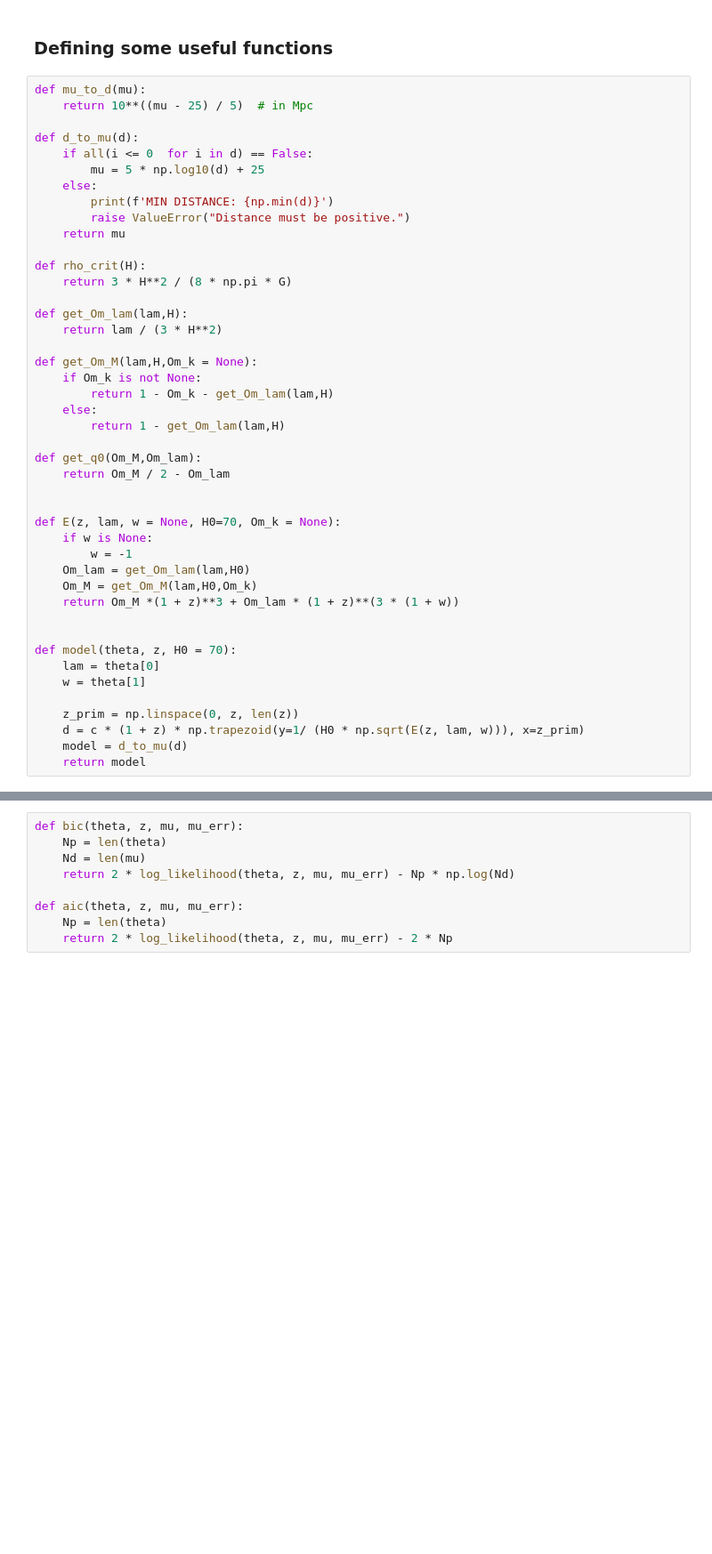
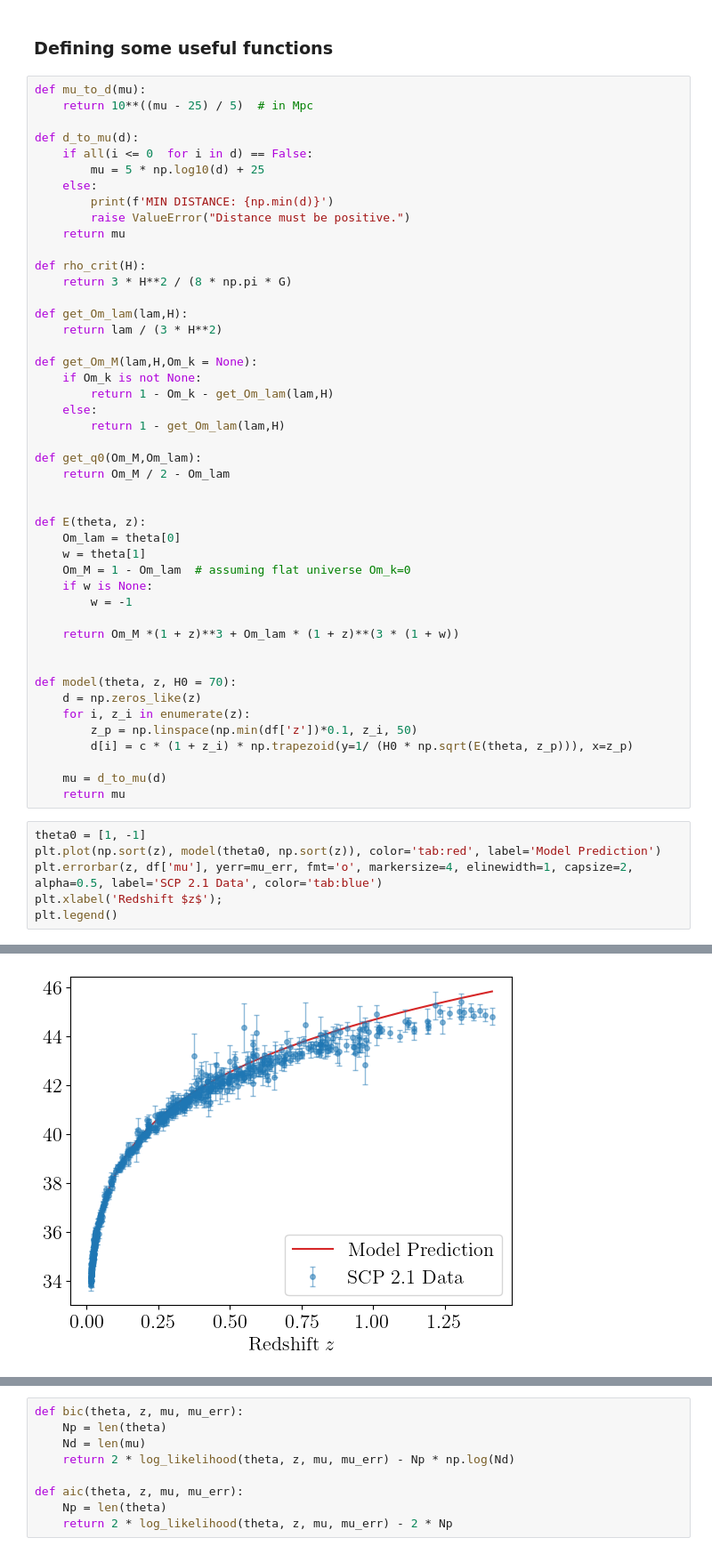
Before and after one commit to j-haralds/Advanced_sim, a Jupyter notebook: proj1_shared/proj1_2_jesper.ipynb, the cells around one changed output, grey strips where cells are left out. Shown at 89% size. Drawn from its saved outputs; the diff is of its cells as text; blank space fills up the shorter version.

```diff
--- a/proj1_shared/proj1_2_jesper.ipynb
+++ b/proj1_shared/proj1_2_jesper.ipynb
@@ -123,19 +113,28 @@ def get_q0(Om_M,Om_lam):
     return Om_M / 2 - Om_lam
 
 
-def E(z, lam, w = None, H0=70, Om_k = None):
+def E(theta, z):
+    Om_lam = theta[0]
+    w = theta[1]
+    Om_M = 1 - Om_lam  # assuming flat universe Om_k=0
     if w is None:
         w = -1
-    Om_lam = get_Om_lam(lam,H0)
-    Om_M = get_Om_M(lam,H0,Om_k)
+
     return Om_M *(1 + z)**3 + Om_lam * (1 + z)**(3 * (1 + w))
 
 
 def model(theta, z, H0 = 70):
-    lam = theta[0]
-    w = theta[1]
+    d = np.zeros_like(z)
+    for i, z_i in enumerate(z):
+        z_p = np.linspace(np.min(df['z'])*0.1, z_i, 50)
+        d[i] = c * (1 + z_i) * np.trapezoid(y=1/ (H0 * np.sqrt(E(theta, z_p))), x=z_p)
 
-    z_prim = np.linspace(0, z, len(z))
-    d = c * (1 + z) * np.trapezoid(y=1/ (H0 * np.sqrt(E(z, lam, w))), x=z_prim)
-    model = d_to_mu(d)
-    return model
+    mu = d_to_mu(d)
+    return mu
+# %%
+theta0 = [1, -1]
+plt.plot(np.sort(z), model(theta0, np.sort(z)), color='tab:red', label='Model Prediction')
+plt.errorbar(z, df['mu'], yerr=mu_err, fmt='o', markersize=4, elinewidth=1, capsize=2, alpha=0.5, label='SCP 2.1 Data', color='tab:blue')
+plt.xlabel('Redshift $z$');
+plt.legend()
+# %% [output]
@@ -142,3 +142,4 @@ def model(theta, z, H0 = 70):
+[figure, added]
 # %%
 def log_likelihood(theta, z, mu, sig_mu):
     '''
```
Also changed, not shown: parts of 8 cells of this notebook, 1 other file.
